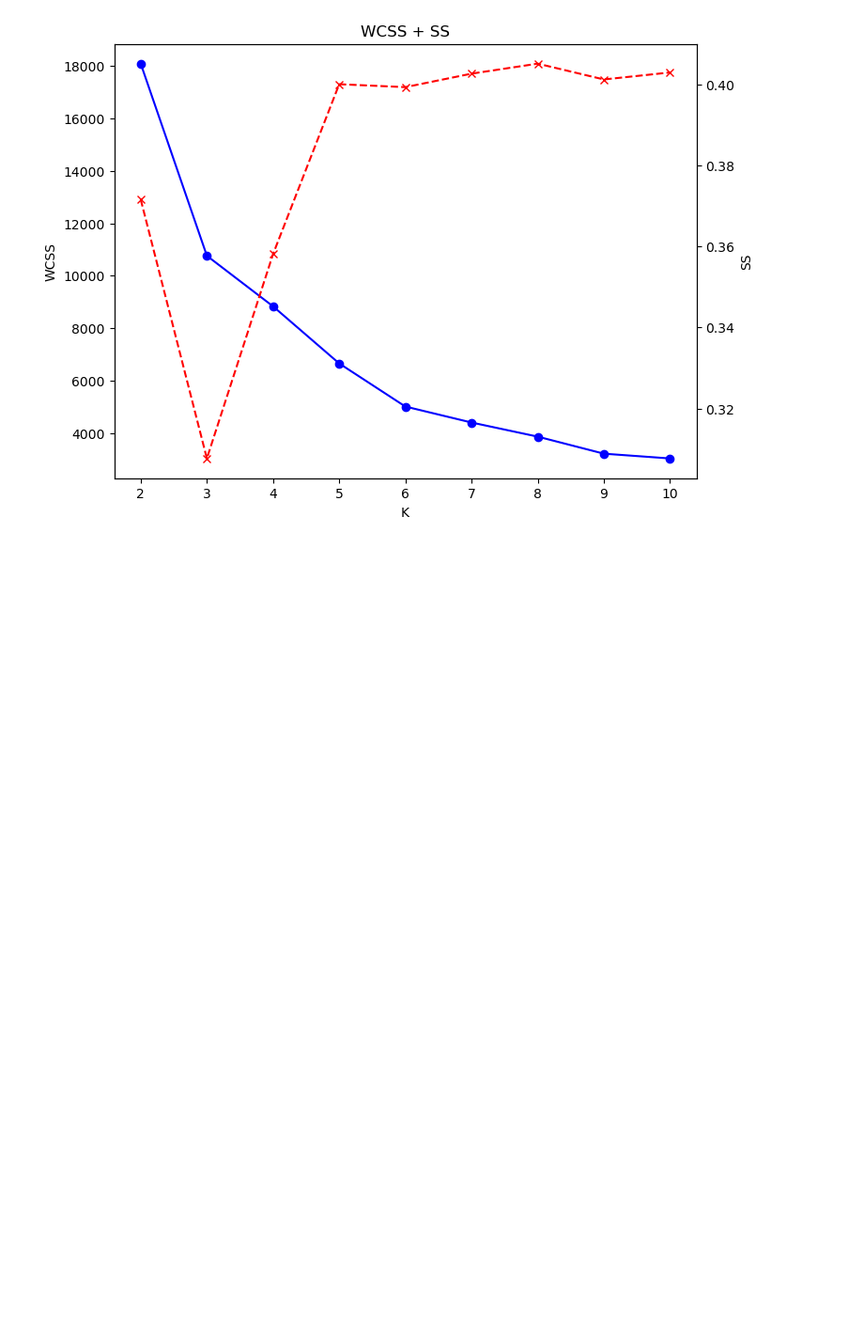
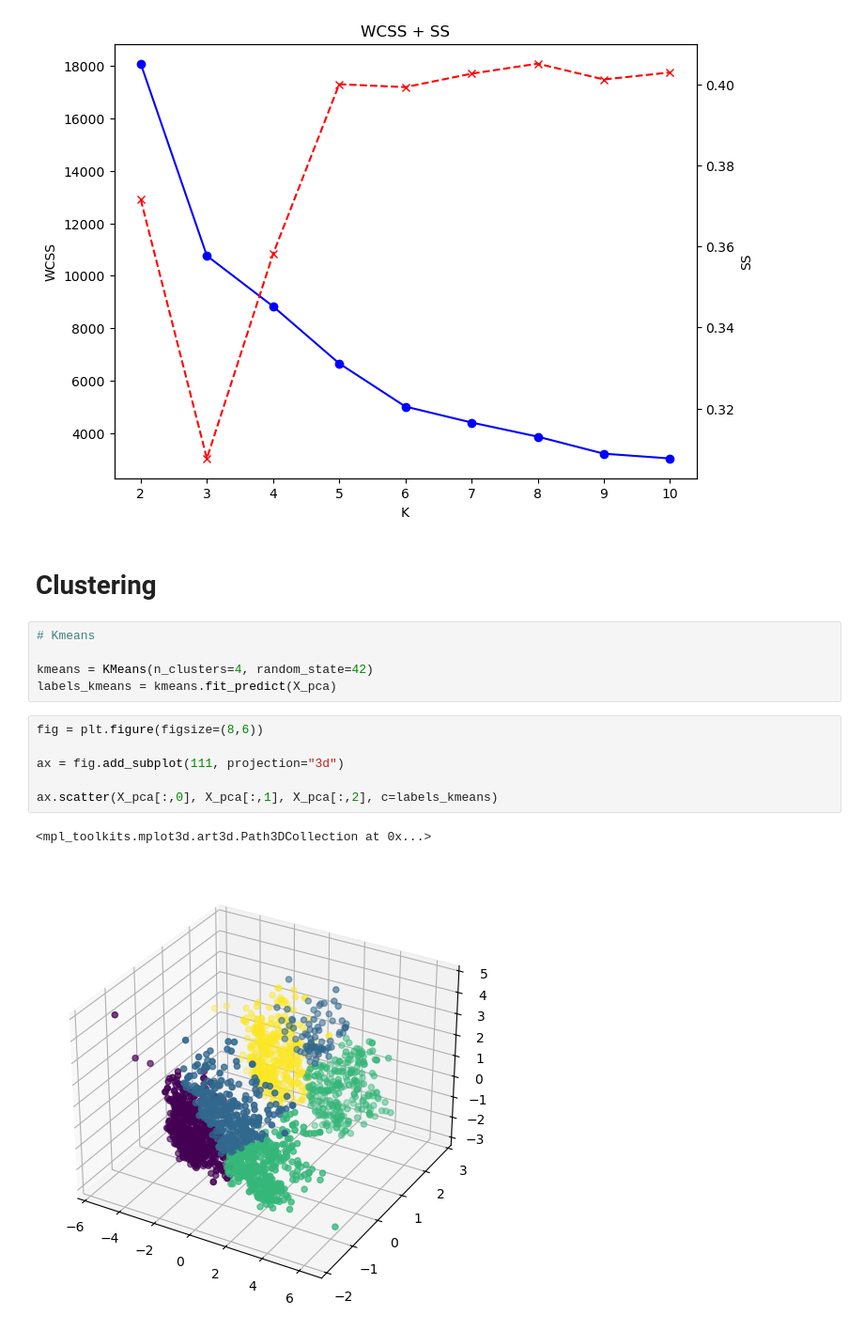
Before and after one commit to SyedMaaz786/AI_ML_Learning, a Jupyter notebook: 5-Unsupervised_Learning/minor_project-1.ipynb, the cells around one changed output. Shown at 94% size. Cells and saved outputs as stored; diff of their text form; blank space fills up the shorter version.

Commit message:
Smart Cart Minor Project

```diff
--- a/5-Unsupervised_Learning/minor_project-1.ipynb
+++ b/5-Unsupervised_Learning/minor_project-1.ipynb
@@ -404,3 +404,19 @@ plt.title("WCSS + SS")
 # %% [output]
 Text(0.5, 1.0, 'WCSS + SS')
 [figure]
+# %% [markdown]
+# Clustering
+# %%
+# Kmeans
+
+kmeans = KMeans(n_clusters=4, random_state=42)
+labels_kmeans = kmeans.fit_predict(X_pca)
+# %%
+fig = plt.figure(figsize=(8,6))
+
+ax = fig.add_subplot(111, projection="3d")
+
+ax.scatter(X_pca[:,0], X_pca[:,1], X_pca[:,2], c=labels_kmeans)
+# %% [output]
+<mpl_toolkits.mplot3d.art3d.Path3DCollection at 0x...>
+[figure, added]
```
Also changed, not shown: parts of 3 cells of this notebook, 1 other file.
